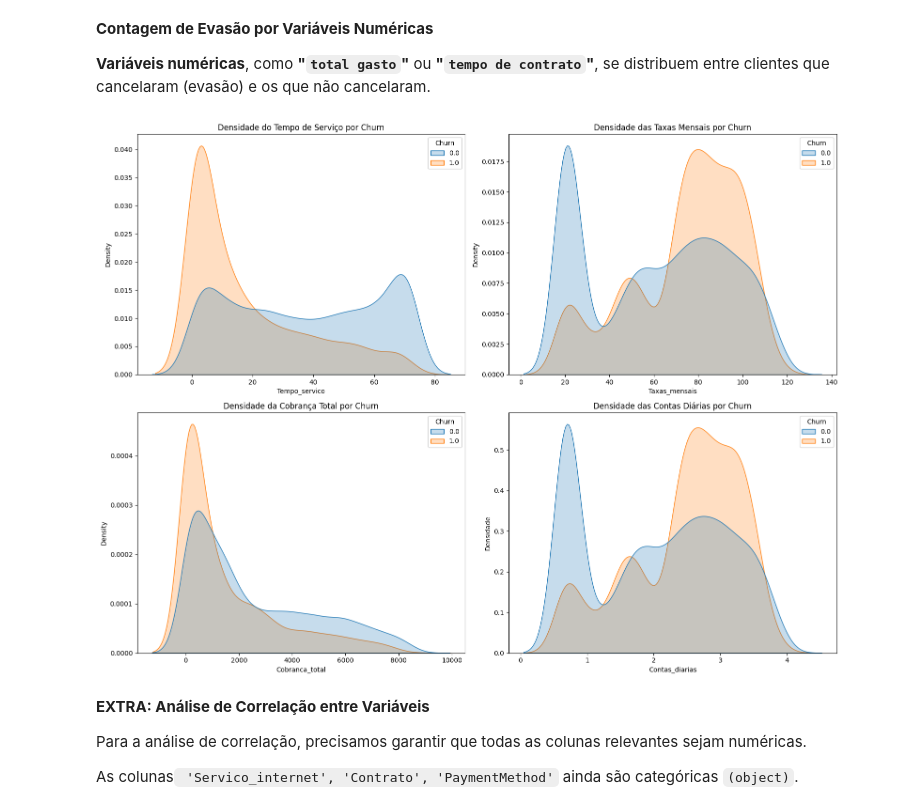
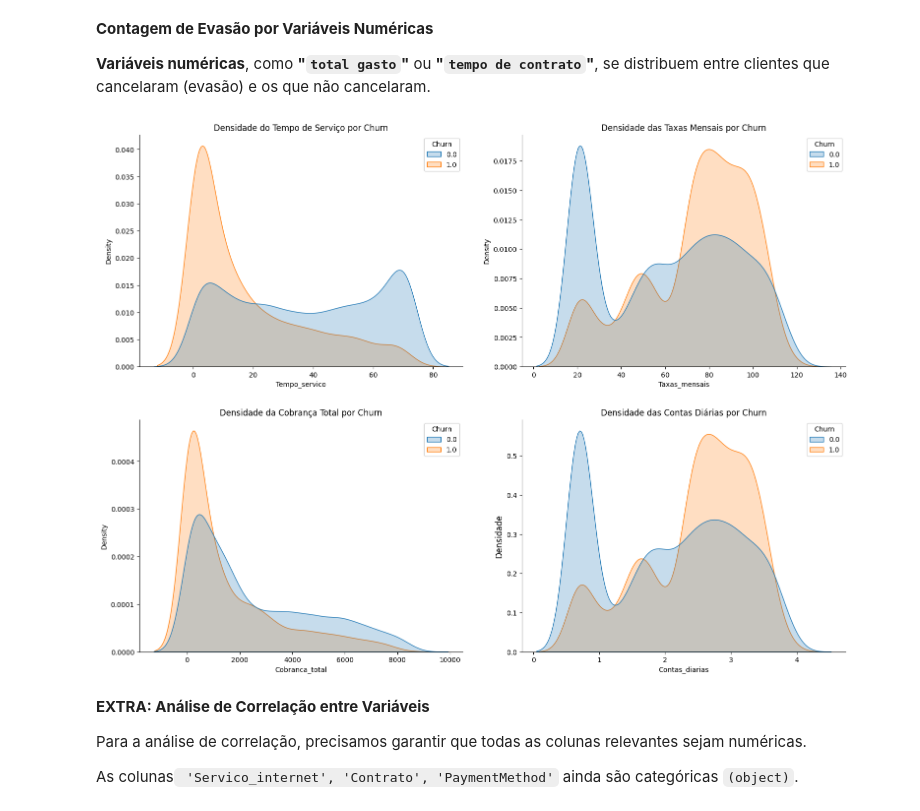
Before and after one commit to Raybarreto/Challenge2_TelecomX_I, a Jupyter notebook: Telecom_BR.ipynb, the cells around one changed output. Saved outputs shown, nothing was run; the diff lists cells and outputs as text; code cells hidden in the pictures.

```diff
--- a/Telecom_BR.ipynb
+++ b/Telecom_BR.ipynb
@@ -346,27 +374,34 @@ Churn por Varias_linhas (Percentual):
 # %%
 fig, axes = plt.subplots(2, 2, figsize=(16, 12))
 
 # Tempo_servico
 sns.kdeplot(data=df, x='Tempo_servico', hue='Churn', fill=True, common_norm=False, ax=axes[0, 0])
+sns.despine()
 axes[0, 0].set_title('Densidade do Tempo de Serviço por Churn')
-plt.ylabel('Densidade')
+plt.ylabel('Densidade', fontsize=12)
 
 # Taxas_mensais
 sns.kdeplot(data=df, x='Taxas_mensais', hue='Churn', fill=True, common_norm=False, ax=axes[0, 1])
+sns.despine()
 axes[0, 1].set_title('Densidade das Taxas Mensais por Churn')
+plt.ylabel('Densidade', fontsize=12)
 
 # Cobranca_total
 sns.kdeplot(data=df, x='Cobranca_total', hue='Churn', fill=True, common_norm=False, ax=axes[1, 0])
+sns.despine()
 axes[1, 0].set_title('Densidade da Cobrança Total por Churn')
+plt.ylabel('Densidade', fontsize=12)
 
 # Contas_diarias
 sns.kdeplot(data=df, x='Contas_diarias', hue='Churn', fill=True, common_norm=False, ax=axes[1, 1])
+sns.despine()
 axes[1, 1].set_title('Densidade das Contas Diárias por Churn')
+plt.ylabel('Densidade', fontsize=12)
 
-plt.tight_layout()
+plt.tight_layout(pad=3.0)
 plt.show()
 # %% [output]
-[figure, old version]
+[figure, new version]
 # %% [markdown]
 **EXTRA: Análise de Correlação entre Variáveis**
 
```
Also changed, not shown: parts of 10 cells of this notebook.
